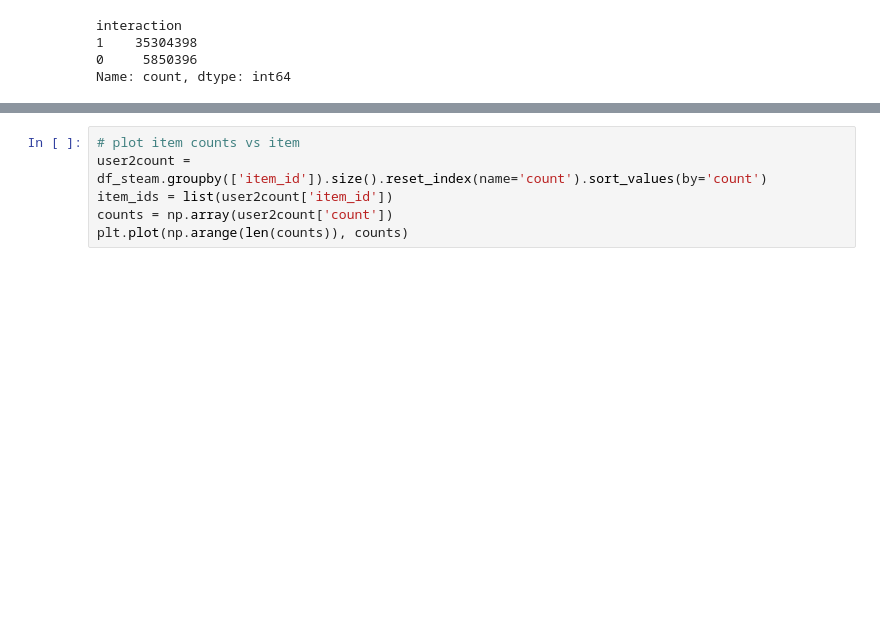
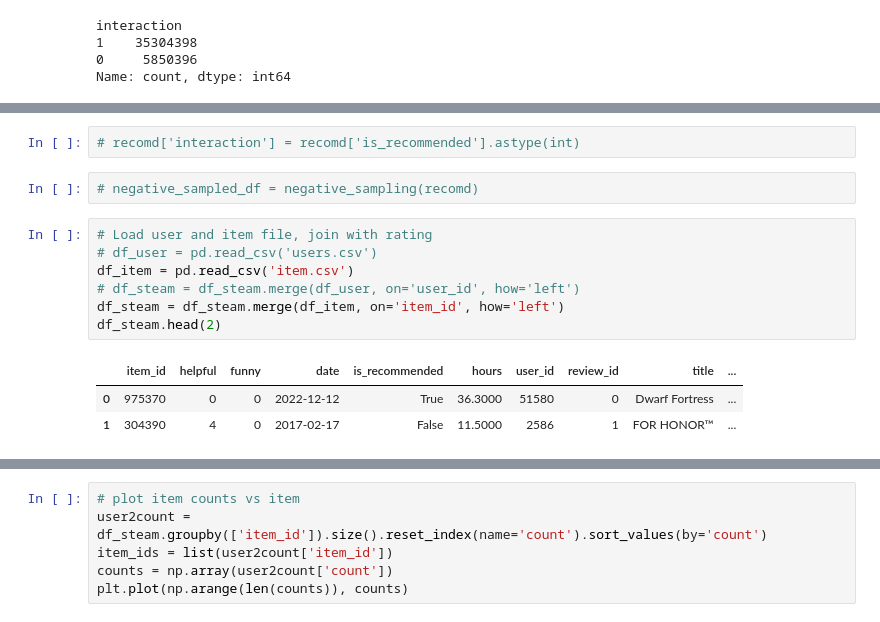
Before and after one commit to boostcampaitech7/level4-recsys-finalproject-hackathon-recsys-09-lv3, a Jupyter notebook: datahub/steam/steam_preprocessing.ipynb, the cells around one changed output, grey strips where cells are left out. Cells and saved outputs as stored; diff of their text form; blank space fills up the shorter version.

```diff
--- a/datahub/steam/steam_preprocessing.ipynb
+++ b/datahub/steam/steam_preprocessing.ipynb
@@ -185,0 +264,15 @@ Name: count, dtype: int64
+# %%
+# recomd['interaction'] = recomd['is_recommended'].astype(int)
+# %%
+# negative_sampled_df = negative_sampling(recomd)
+# %%
+# Load user and item file, join with rating
+# df_user = pd.read_csv('users.csv')
+df_item = pd.read_csv('item.csv')
+# df_steam = df_steam.merge(df_user, on='user_id', how='left')
+df_steam = df_steam.merge(df_item, on='item_id', how='left')
+df_steam.head(2)
+# %% [output]
+|  | item_id | helpful | funny | date | is_recommended | hours | user_id | review_id | title | ... |
+| 0 | 975370 | 0 | 0 | 2022-12-12 | True | 36.3000 | 51580 | 0 | Dwarf Fortress | ... |
+| 1 | 304390 | 4 | 0 | 2017-02-17 | False | 11.5000 | 2586 | 1 | FOR HONOR™ | ... |
```
Also changed, not shown: parts of 28 cells of this notebook, 1 other file.
